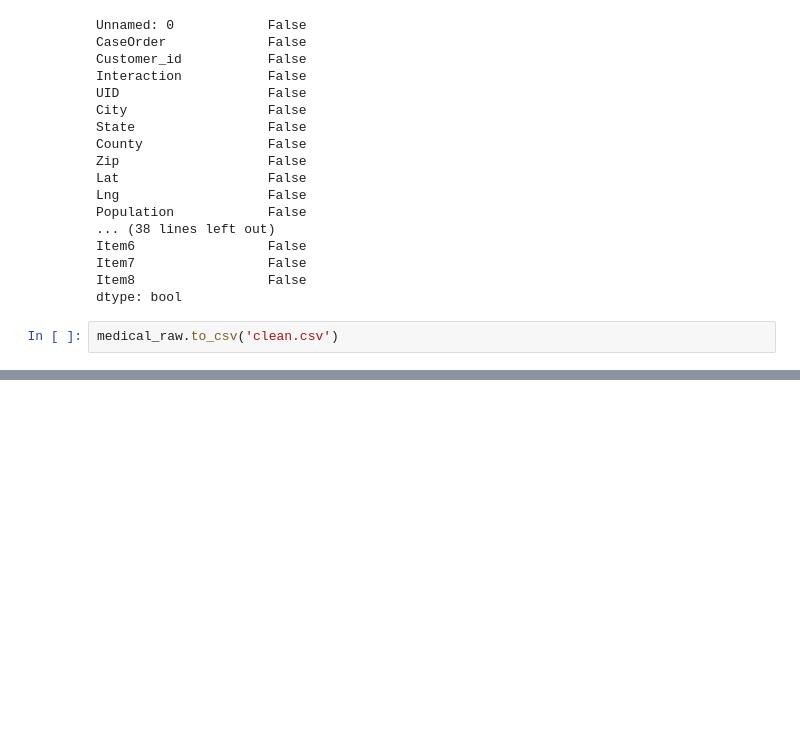
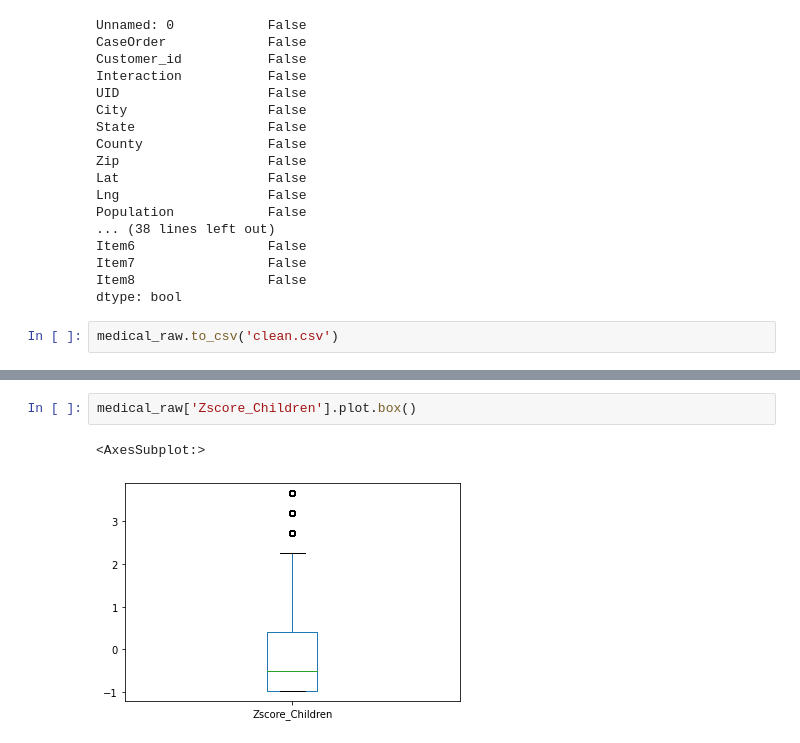
Before and after one commit to cjhammons/Cleaning-Medical-Data, a Jupyter notebook: cleaning.ipynb, the cells around one changed output, grey strips where cells are left out. Drawn from its saved outputs; the diff is of its cells as text; blank space fills up the shorter version.

```diff
--- a/cleaning.ipynb
+++ b/cleaning.ipynb
@@ -178,0 +224,5 @@ medical_raw.to_csv('clean.csv')
+# %%
+medical_raw['Zscore_Children'].plot.box()
+# %% [output]
+<AxesSubplot:>
+[figure, added]
```
Also changed, not shown: parts of 24 cells of this notebook, 1 other file.
